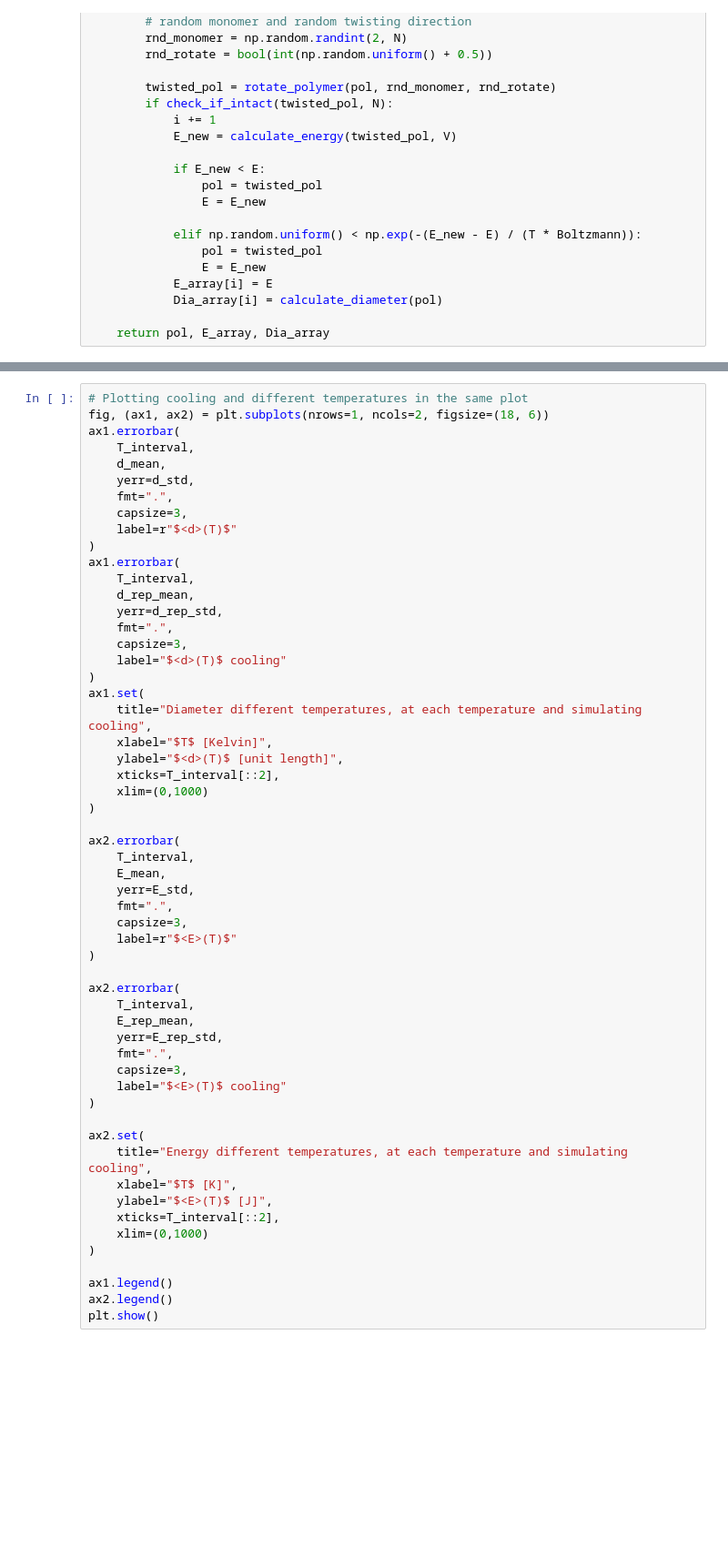
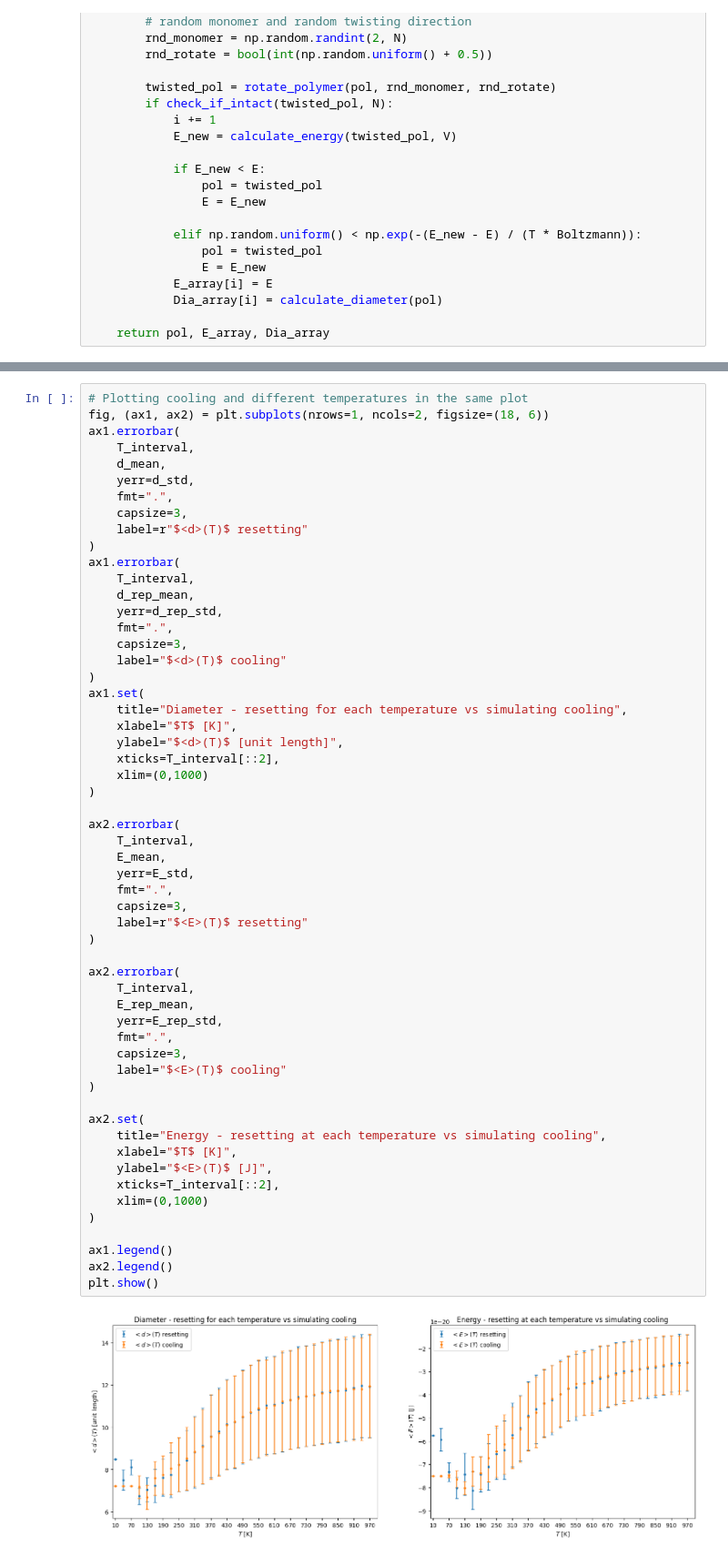
Before and after one commit to tncrdk/Biofysikk-prosjekt, a Jupyter notebook: Aakre_Djupvik_Jakobsen.ipynb, the cells around one changed output, grey strips where cells are left out. Shown at 91% size. Saved outputs shown, nothing was run; the diff lists cells and outputs as text; blank space fills up the shorter version.

```diff
--- a/Aakre_Djupvik_Jakobsen.ipynb
+++ b/Aakre_Djupvik_Jakobsen.ipynb
@@ -1284,7 +1325,7 @@ ax1.errorbar(
     yerr=d_std,
     fmt=".",
     capsize=3,
-    label=r"$<d>(T)$"
+    label=r"$<d>(T)$ resetting"
 )
 ax1.errorbar(
     T_interval,
@@ -1295,42 +1336,44 @@ ax1.errorbar(
     label="$<d>(T)$ cooling"
 )
 ax1.set(
-    title="Diameter different temperatures, at each temperature and simulating cooling",
-    xlabel="$T$ [Kelvin]",
+    title="Diameter - resetting for each temperature vs simulating cooling",
+    xlabel="$T$ [K]",
     ylabel="$<d>(T)$ [unit length]",
     xticks=T_interval[::2],
     xlim=(0,1000)
 )
 
 ax2.errorbar(
     T_interval,
     E_mean,
     yerr=E_std,
     fmt=".",
     capsize=3,
-    label=r"$<E>(T)$"
+    label=r"$<E>(T)$ resetting"
 )
 
 ax2.errorbar(
     T_interval,
     E_rep_mean,
     yerr=E_rep_std,
     fmt=".",
     capsize=3,
     label="$<E>(T)$ cooling"
 )
 
 ax2.set(
-    title="Energy different temperatures, at each temperature and simulating cooling",
+    title="Energy - resetting at each temperature vs simulating cooling",
     xlabel="$T$ [K]",
     ylabel="$<E>(T)$ [J]",
     xticks=T_interval[::2],
     xlim=(0,1000)
 )
 
 ax1.legend()
 ax2.legend()
 plt.show()
+# %% [output]
+[figure, added]
 # %% [markdown]
 The polymer that undergoes cooling ends up having an almost constant diameter for the lowest temperatures.
 This can be seen by there being very little standard deviation. This is reasonable since the polymer most likely has hit an energy minima before it reaches the lowest temperatures, therefore it will not rotate at all since the energy already is minimized.
```
Also changed, not shown: parts of 29 cells of this notebook.
